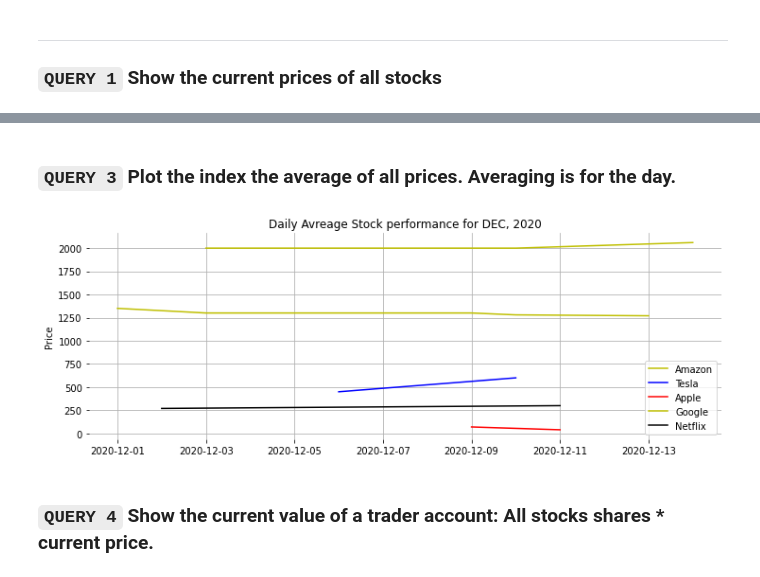
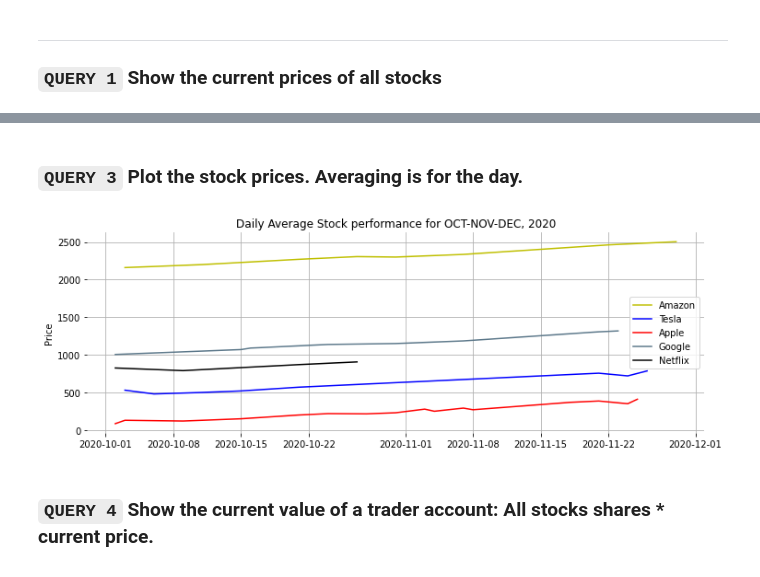
Before and after one commit to cinnipatel/msds-5315, a Jupyter notebook: FinalProject-StockExchange.ipynb, the cells around one changed output, grey strips where cells are left out. Drawn from its saved outputs; the diff is of its cells as text; code cells hidden in the pictures.

Commit message:
updated logic for exchange and calculating stocktrend

```diff
--- a/FinalProject-StockExchange.ipynb
+++ b/FinalProject-StockExchange.ipynb
@@ -650,30 +700,30 @@ Text(0.5, 1.0, 'Stocks today')
 # %% [markdown]
-### `QUERY 3` Plot the index the average of all prices. Averaging is for the day.
+### `QUERY 3` Plot the stock prices. Averaging is for the day.
 # %%
 df_current_prices_amzn = pd.DataFrame(dj.U('ticker','transaction_date').aggr(StockPosition() &
-                    {'transaction_type':'B','ticker':'AMZN'},n='stock_price'))
+                    {'transaction_type':'B','ticker':'AMZN'},n='avg(stock_price)'))
 df_current_prices_tsla = pd.DataFrame(dj.U('ticker','transaction_date').aggr(StockPosition() &
-                    {'transaction_type':'B','ticker':'TSLA'},n='stock_price'))
+                    {'transaction_type':'B','ticker':'TSLA'},n='avg(stock_price)'))
 df_current_prices_appl = pd.DataFrame(dj.U('ticker','transaction_date').aggr(StockPosition() &
-                    {'transaction_type':'B','ticker':'AAPL'},n='stock_price'))
+                    {'transaction_type':'B','ticker':'AAPL'},n='avg(stock_price)'))
 df_current_prices_goog = pd.DataFrame(dj.U('ticker','transaction_date').aggr(StockPosition() &
-                    {'transaction_type':'B','ticker':'GOOG'},n='stock_price'))
+                   {'transaction_type':'B','ticker':'GOOG'},n='avg(stock_price)'))
 df_current_prices_nlfx = pd.DataFrame(dj.U('ticker','transaction_date').aggr(StockPosition() &
-                    {'transaction_type':'B','ticker':'NLFX'},n='stock_price'))
+                    {'transaction_type':'B','ticker':'NLFX'},n='avg(stock_price)'))
 # %%
 fig, ax = plt.subplots(1, 1, figsize=(12,4))
 ax.plot(df_current_prices_amzn['transaction_date'],df_current_prices_amzn['n'],c='y',label='Amazon')
 ax.plot(df_current_prices_tsla['transaction_date'],df_current_prices_tsla['n'],c='b',label='Tesla')
 ax.plot(df_current_prices_appl['transaction_date'],df_current_prices_appl['n'],c='r',label='Apple')
-ax.plot(df_current_prices_goog['transaction_date'],df_current_prices_goog['n'],c='y',label='Google')
+ax.plot(df_current_prices_goog['transaction_date'],df_current_prices_goog['n'],c='#5c788a',label='Google')
 ax.plot(df_current_prices_nlfx['transaction_date'],df_current_prices_nlfx['n'],c='#000000',label='Netflix')
-ax.set_title('Daily Avreage Stock performance for DEC, 2020')
+ax.set_title('Daily Average Stock performance for OCT-NOV-DEC, 2020')
 ax.set_ylabel('Price')
 ax.legend()
 ax.grid(True)
 ax.set_frame_on(False)
 # %% [output]
-[figure, old version]
+[figure, new version]
 # %% [markdown]
 ### `QUERY 4` Show the current value of a trader account: All stocks shares * current price.
 # %%
```
Also changed, not shown: parts of 62 cells of this notebook.
